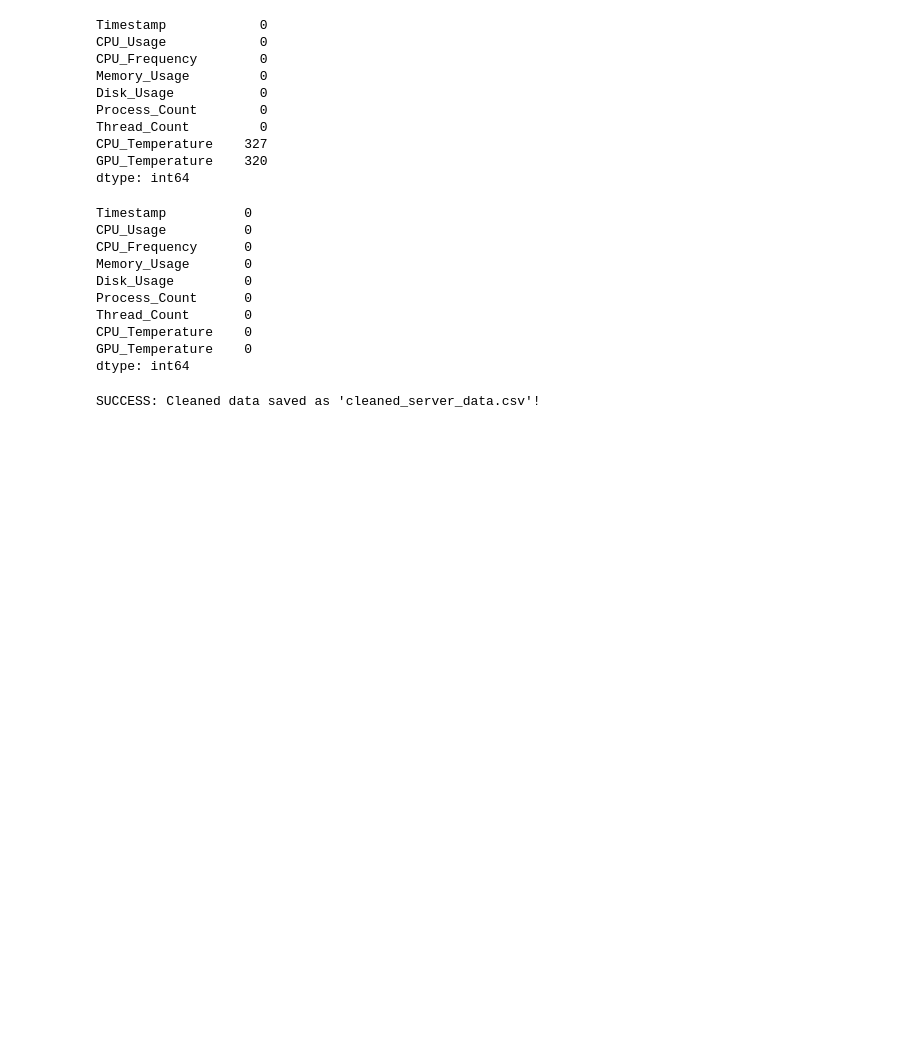
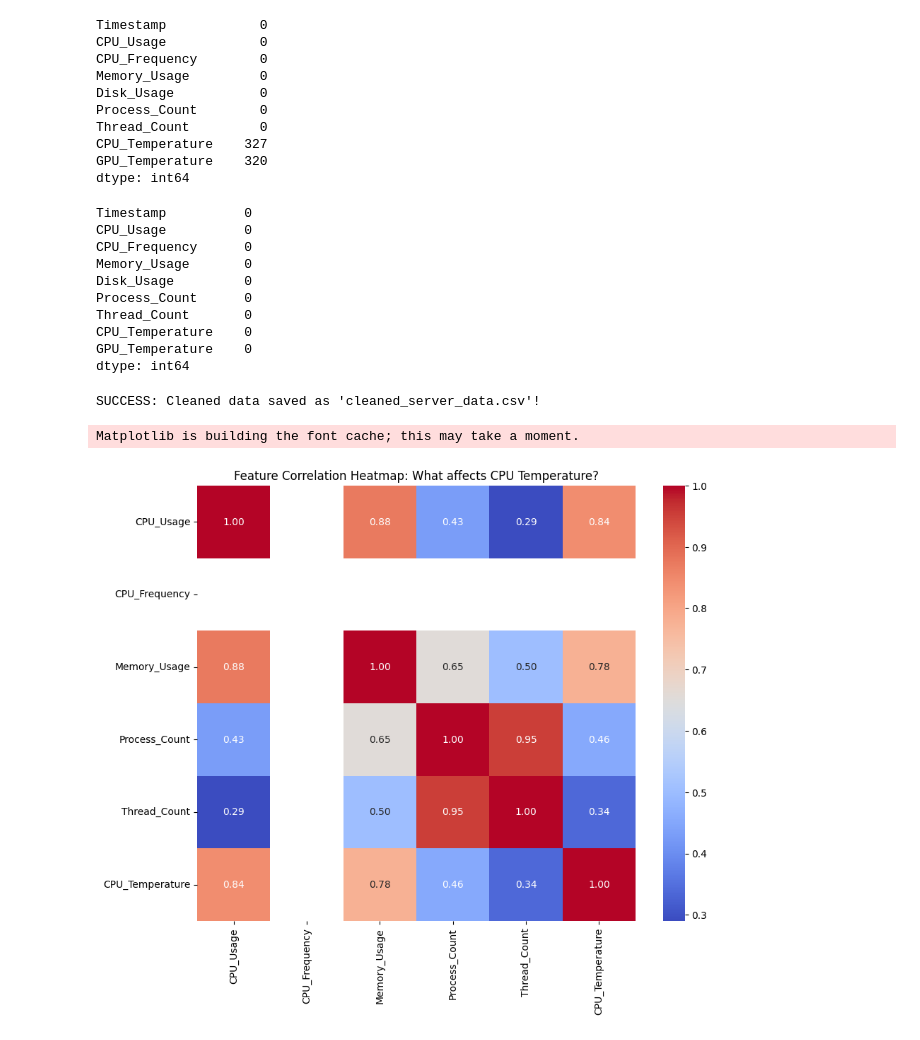
Before and after one commit to GarimaGoyat/server-cpu-temperature-prediction, a Jupyter notebook: notebooks/data_exploration.ipynb, the cells around one changed output. Saved outputs shown, nothing was run; the diff lists cells and outputs as text; code cells hidden in the pictures; blank space fills up the shorter version.

```diff
--- a/notebooks/data_exploration.ipynb
+++ b/notebooks/data_exploration.ipynb
@@ -42,3 +42,23 @@ df.to_csv('../data/cleaned_server_data.csv', index=False)
 print("SUCCESS: Cleaned data saved as 'cleaned_server_data.csv'!")
 # %% [output]
 SUCCESS: Cleaned data saved as 'cleaned_server_data.csv'!
+# %%
+import pandas as pd
+import seaborn as sns
+import matplotlib.pyplot as plt
+
+# 1. Load the cleaned data you just created
+df = pd.read_csv('../data/cleaned_server_data.csv')
+
+# 2. Calculate the correlation matrix
+# This looks for patterns between every column
+correlation_matrix = df.corr()
+
+# 3. Create the Heatmap
+plt.figure(figsize=(10, 8))
+sns.heatmap(correlation_matrix, annot=True, cmap='coolwarm', fmt=".2f")
+plt.title('Feature Correlation Heatmap: What affects CPU Temperature?')
+plt.show()
+# %% [output]
+Matplotlib is building the font cache; this may take a moment.
+[figure, added]
```
Also changed, not shown: 1 other file.
